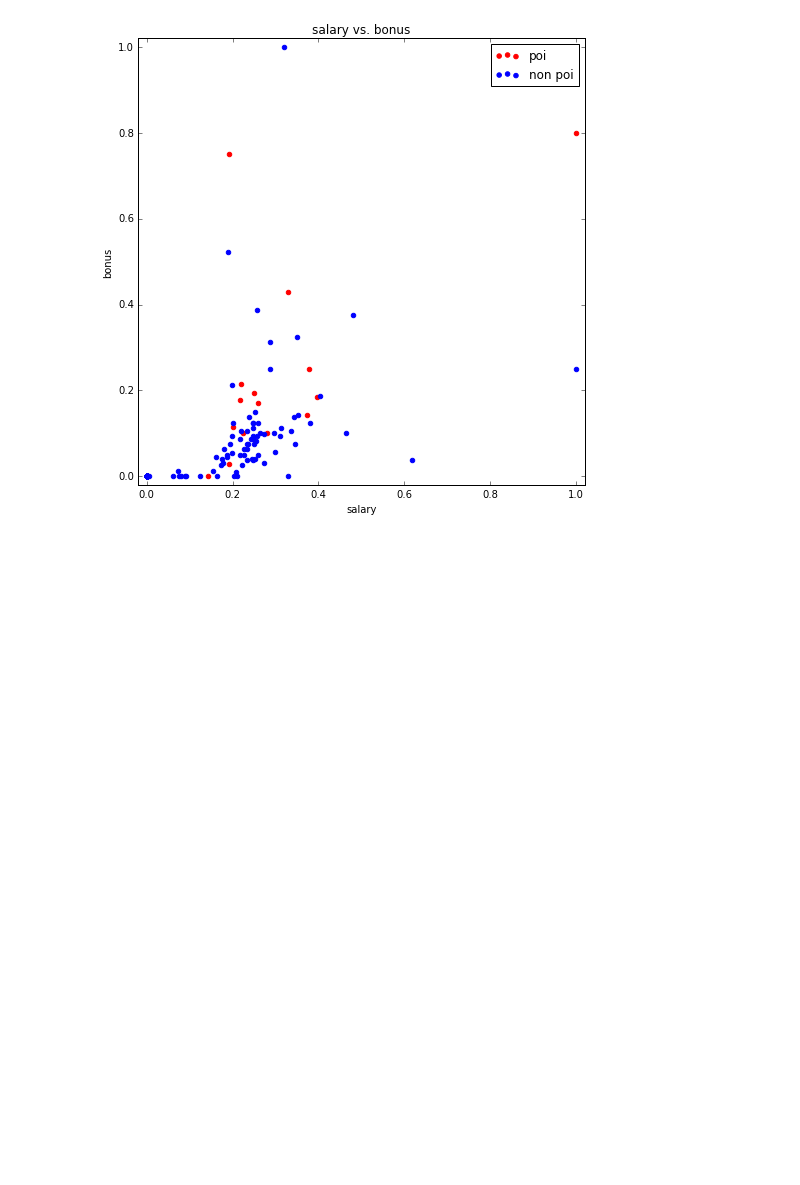
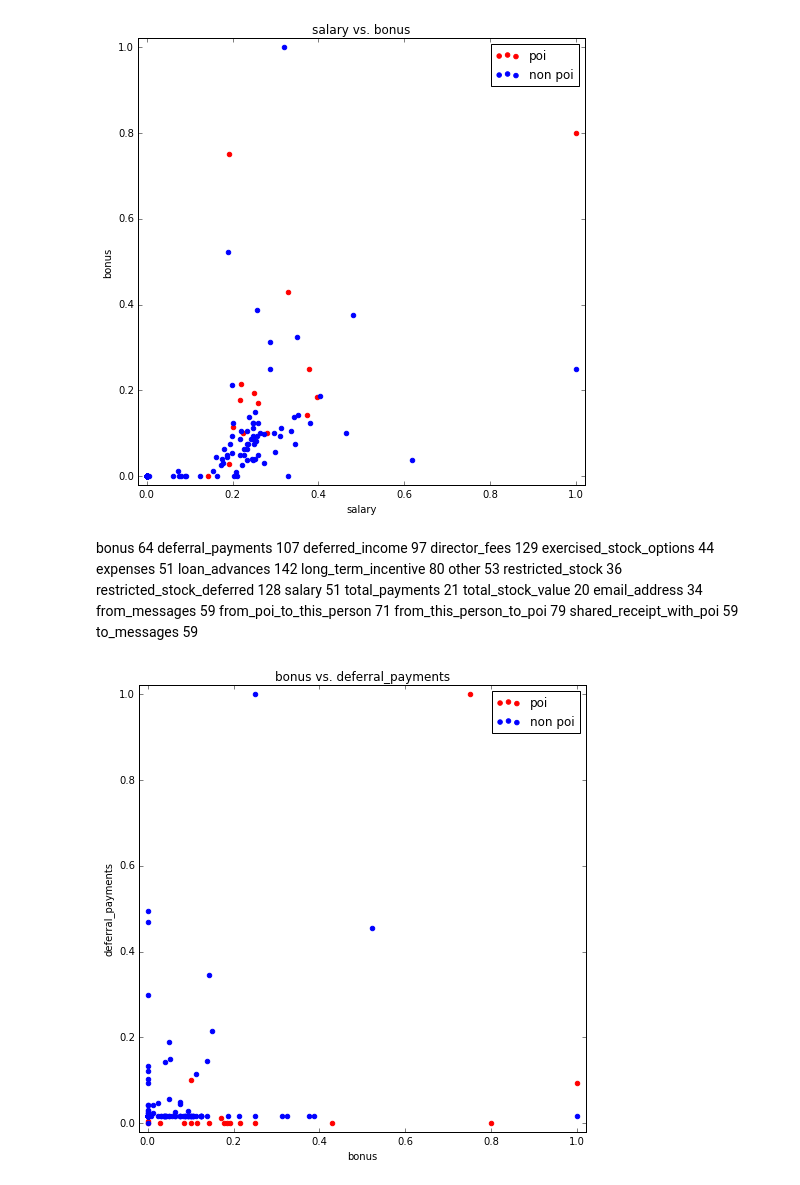
Before and after one commit to ttsteiger/Udacity_DAND, a Jupyter notebook: DAND_p5/test.ipynb, the cells around one changed output. Cells and saved outputs as stored; diff of their text form; code cells hidden in the pictures; blank space fills up the shorter version.

```diff
--- a/DAND_p5/Untitled.ipynb
+++ b/DAND_p5/test.ipynb
@@ -149,12 +153,0 @@ data_df.describe()
-# %%
-# drop 'TOTAL' row
-data_df = data_df[data_df['name'] != 'TOTAL']
-
-# split df into poi and non poi data
-poi_df = data_df[data_df['poi'] == True]
-non_poi_df = data_df[data_df['poi'] == False]
-
-# salary vs. bonus
-plt.scatter(poi_df['salary'], poi_df['bonus'], color='r')
-plt.scatter(non_poi_df['salary'], non_poi_df['bonus'], color='b')
-plt.show()
@@ -192,3 +207,28 @@ def scatter_plot(df, x, y, normalize=True):
 scatter_plot(data_df, 'salary', 'bonus')
 # %% [output]
 [figure]
+# %% [markdown]
+bonus                         64
+deferral_payments            107
+deferred_income               97
+director_fees                129
+exercised_stock_options       44
+expenses                      51
+loan_advances                142
+long_term_incentive           80
+other                         53
+restricted_stock              36
+restricted_stock_deferred    128
+salary                        51
+total_payments                21
+total_stock_value             20
+email_address                 34
+from_messages                 59
+from_poi_to_this_person       71
+from_this_person_to_poi       79
+shared_receipt_with_poi       59
+to_messages                   59
+# %%
+scatter_plot(data_df, 'bonus', 'deferral_payments')
+# %% [output]
+[figure, added]
```
Also changed, not shown: parts of 8 cells of this notebook, 6 other files.
